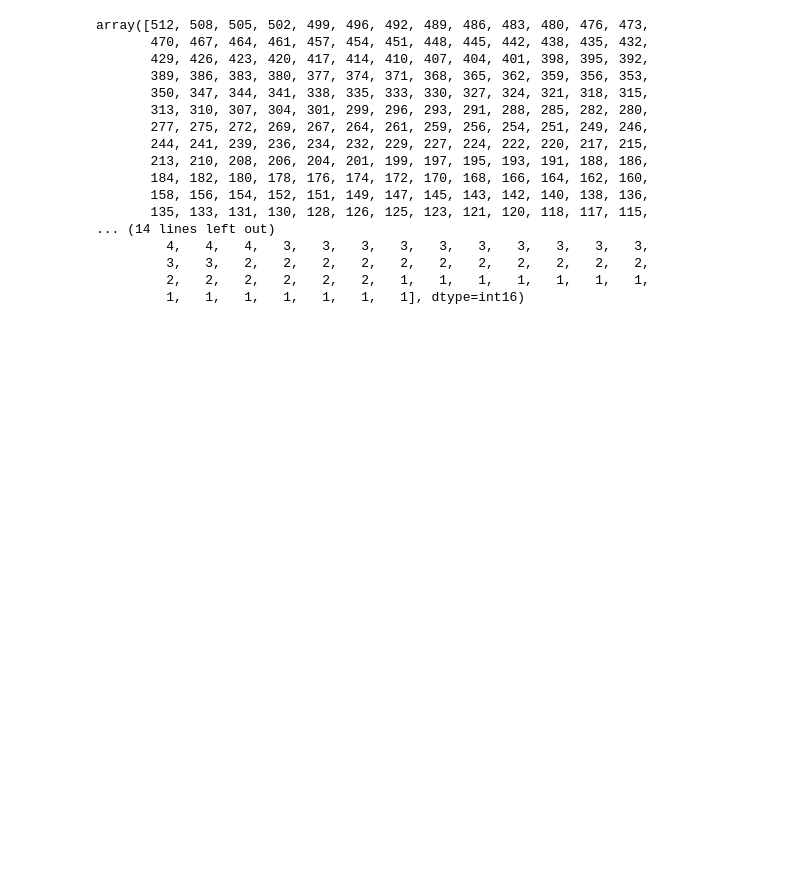
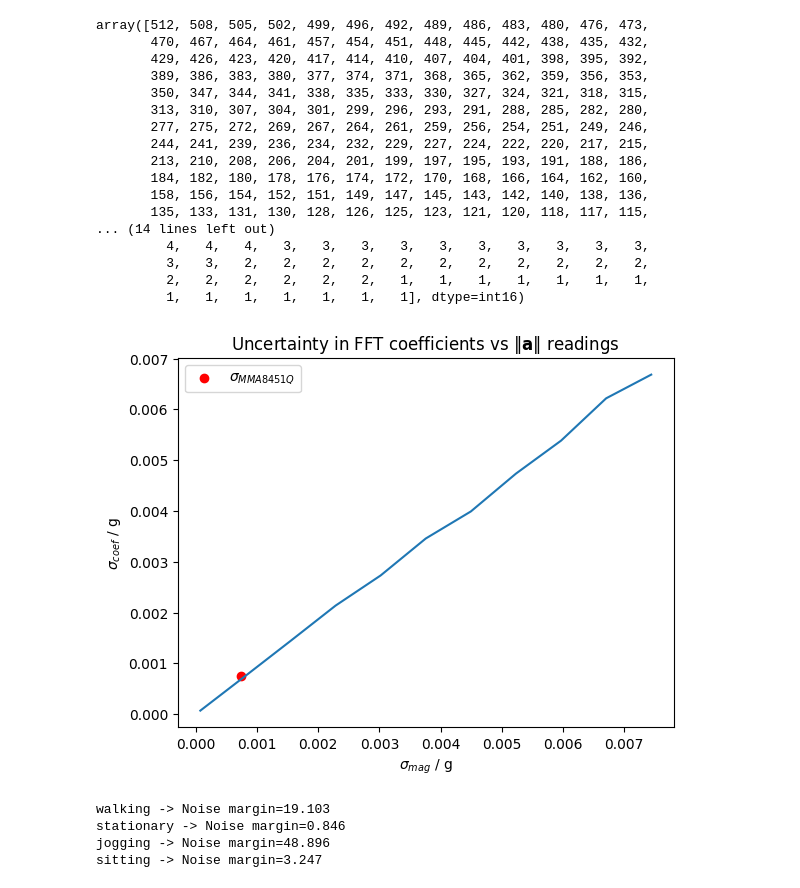
Before and after one commit to strattonite/har, a Jupyter notebook: algo-dev.ipynb, the cells around one changed output. Cells and saved outputs as stored; diff of their text form; code cells hidden in the pictures; blank space fills up the shorter version.

```diff
--- a/algo-dev.ipynb
+++ b/algo-dev.ipynb
@@ -311,3 +380,54 @@ array([512, 508, 505, 502, 499, 496, 492, 489, 486, 483, 480, 476, 473,
          3,   3,   2,   2,   2,   2,   2,   2,   2,   2,   2,   2,   2,
          2,   2,   2,   2,   2,   2,   1,   1,   1,   1,   1,   1,   1,
          1,   1,   1,   1,   1,   1,   1], dtype=int16)
+# %%
+def downsample(magnitudes):
+    output = np.zeros((7, magnitudes.shape[1]))
+    output[0, :] = magnitudes[0, :]
+    for i in range(6):
+        output[i+1, :] = np.sum(magnitudes[(5*i)+1:1+5*(i+1), :], axis=0)
+    return output
+
+samples = { f: [] for f in FILENAMES }
+for filename in FILENAMES:
+    df = pl.read_ndjson(f"data/{filename}.json")
+    groups = df.select(pl.col("group").unique())["group"].to_list()
+    for group in groups:
+        ts = df.filter(
+            (pl.col("group") == group) & (pl.col("type") == "TIME")
+        ).sort("sample_num")["Mag"].to_numpy()
+        samples[filename].append(ts)
+
+sigma = np.linspace(0.1 * np.std(mags), 10 * np.std(mags), 11)
+noise = Normal(mu=0, sigma=sigma)
+sample = random.choice(samples["walking"])
+d = []
+
+for _ in range(250):
+    ts = np.reshape(sample, (sample.shape[0], 1)) + noise.sample(sample.shape[0])
+    c = scipy.fft.fft(ts / TIME_SCALE, norm="forward", axis=0)
+    d.append(downsample(np.absolute(c)))
+
+noisy = np.stack(d, axis=0)
+stds = noisy.std(axis=0).mean(axis=0)
+
+plt.plot(sigma / 4096., stds * 9.81)
+plt.scatter(np.std(mags)/4096., np.std(mags)/4096., label="$\\sigma_{MMA8451Q}$", color="red")
+plt.legend()
+plt.xlabel("$\\sigma_{mag}$ / g")
+plt.ylabel("$\\sigma_{coef}$ / g")
+plt.title("Uncertainty in FFT coefficients vs $\\|\\mathbf{a}\\|$ readings")
+plt.savefig("./figures/sigma.jpg", dpi=800)
+plt.show()
+# %% [output]
+[figure, added]
+# %%
+m = np.std(mags)
+for k, (_, std) in distributions.items():
+    nm = np.min(std / m)
+    print(f"{k} -> Noise margin={nm:.3f}")
+# %% [output]
+walking -> Noise margin=19.103
+stationary -> Noise margin=0.846
+jogging -> Noise margin=48.896
+sitting -> Noise margin=3.247
```
Also changed, not shown: parts of 10 cells of this notebook, 6 other files.
